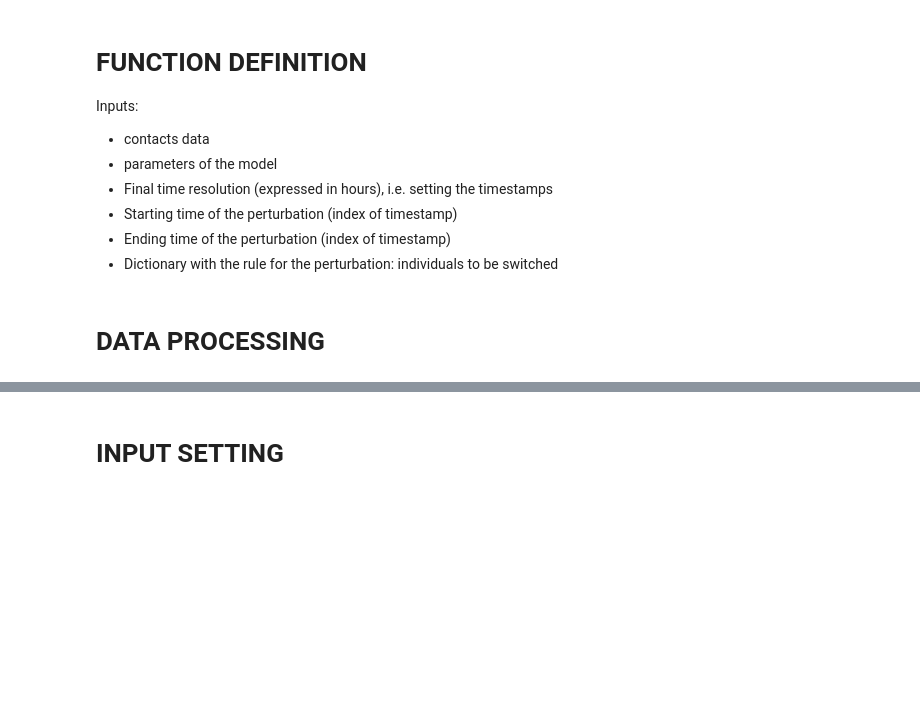
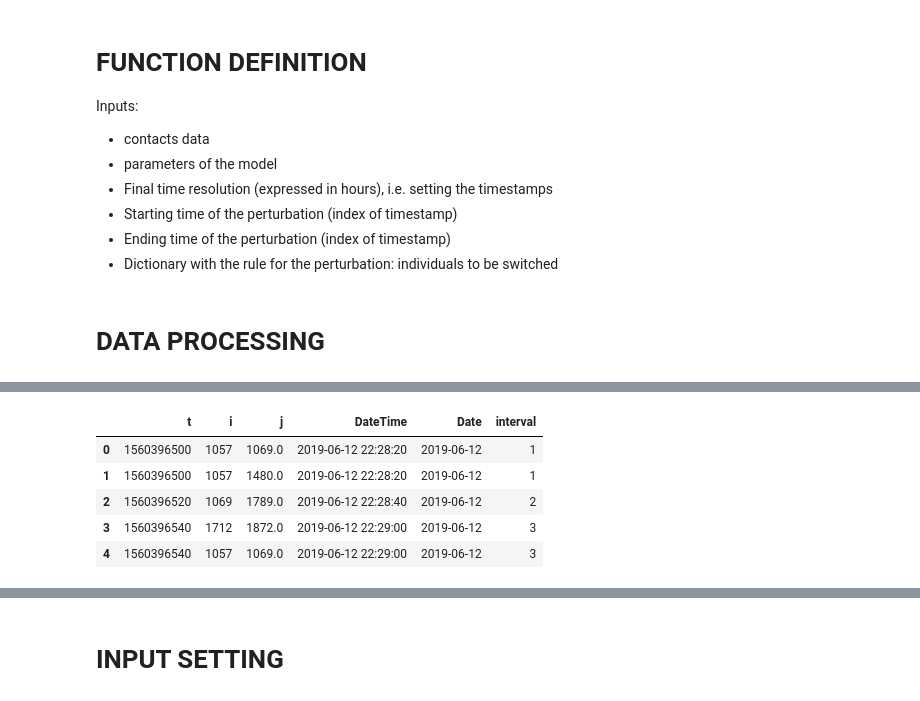
Before and after one commit to claudianila/Evolution_weights_model, a Jupyter notebook: Evolution_weights_model_PERTURBATIONS_2_PARAMETERS.ipynb, the cells around one changed output, grey strips where cells are left out. Cells and saved outputs as stored; diff of their text form; code cells hidden in the pictures; blank space fills up the shorter version.

```diff
--- a/Evolution_weights_model_PERTURBATIONS_2_PARAMETERS.ipynb
+++ b/Evolution_weights_model_PERTURBATIONS_2_PARAMETERS.ipynb
@@ -194,36 +217,43 @@ tags_to_names
 # %%
 #CHOOSE FILES
 
-PATH = 'Data/Contacts'
+PATH = 'Data/Contacts/'
 FILES = os.listdir(PATH)
 
 #Import contacts and merge contacts of all the contacts files
 
 list_df = []
 for el in FILES:
 
     filename = PATH+el
 
     df_rfid = pd.read_csv(filename, compression = None, index_col = False,sep = ' ',names=['t','i','j'])
     df_rfid = df_rfid[(df_rfid['i'].isin(tags_to_names)) & (df_rfid['j'].isin(tags_to_names))]
 
 
     df_rfid['DateTime'] = df_rfid['t'].map(lambda x: convert_epoch_to_local(x))
     df_rfid['DateTime'] = pd.to_datetime(df_rfid['DateTime'])
     df_rfid.sort_values('DateTime')
     df_rfid['Date'] = df_rfid['DateTime'].map(lambda x: datetime.strftime(x, '%Y-%m-%d'))
     list_df.append(df_rfid)
 
 contacts = pd.concat(list_df)
 contacts = contacts.sort_values('DateTime')
 
 # DIVIDE THE CONTACTS IN TIME WINDOWS OF 20 SECONDS AND ASSIGN THE APPROPRIATE INDEX TO EACH CONTACT
 t0 = contacts.iloc[0]['t']
 t_end = contacts.iloc[-1]['t']
 
 
 contacts['interval'] = contacts.t.map(lambda x: (x-t0)//20+1)
 contacts.head()
+# %% [output]
+|  | t | i | j | DateTime | Date | interval |
+| 0 | 1560396500 | 1057 | 1069.0 | 2019-06-12 22:28:20 | 2019-06-12 | 1 |
+| 1 | 1560396500 | 1057 | 1480.0 | 2019-06-12 22:28:20 | 2019-06-12 | 1 |
+| 2 | 1560396520 | 1069 | 1789.0 | 2019-06-12 22:28:40 | 2019-06-12 | 2 |
+| 3 | 1560396540 | 1712 | 1872.0 | 2019-06-12 22:29:00 | 2019-06-12 | 3 |
+| 4 | 1560396540 | 1057 | 1069.0 | 2019-06-12 22:29:00 | 2019-06-12 | 3 |
 # %%
 # CHOOSE A DAY AND SET THE TIME RESOLUTION
 day = '2019-06-25'
```
Also changed, not shown: parts of 13 cells of this notebook.
